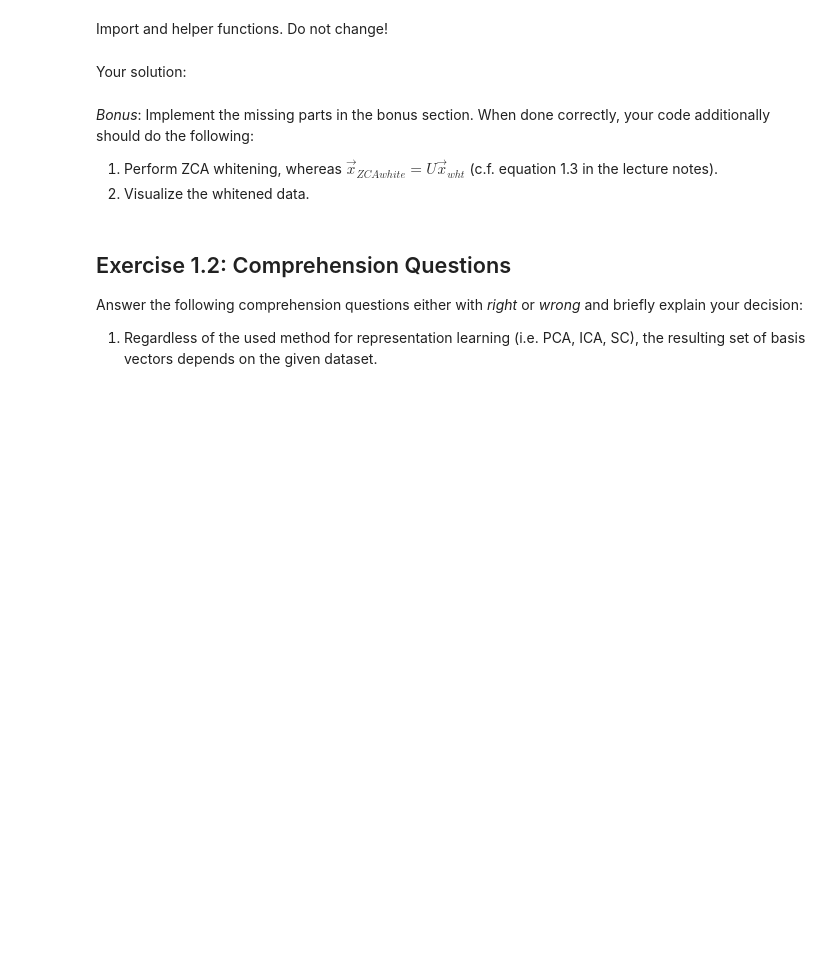
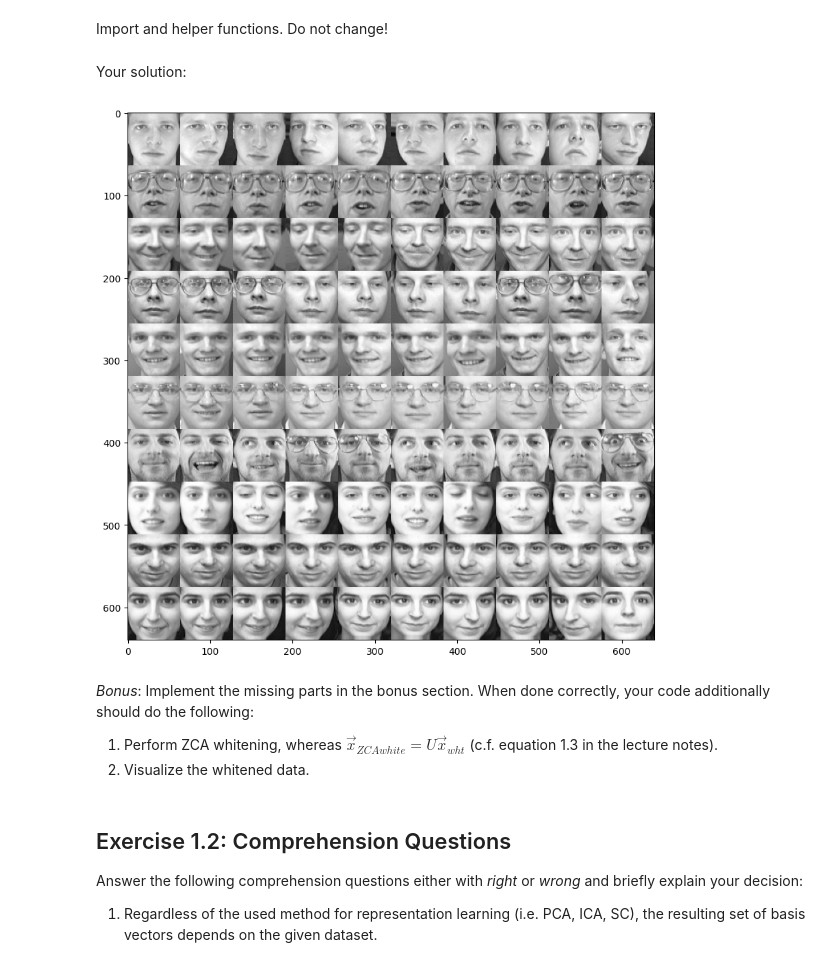
Before and after one commit to JanPagen/ML-Uni-Luebeck, a Jupyter notebook: exercise_1.ipynb, the cells around one changed output. Saved outputs shown, nothing was run; the diff lists cells and outputs as text; code cells hidden in the pictures; blank space fills up the shorter version.

Commit message:
done until "shown grid"

```diff
--- a/exercise_1.ipynb
+++ b/exercise_1.ipynb
@@ -135,57 +135,60 @@ Your solution:
 ## Define variables
 
 # TODO dataset : relative path to the .npz file containing the data
-dataset = '' #'data/olivetti.npz'
+dataset = 'data/olivetti.npz' #'data/olivetti.npz'
 
 # TODO n_patches : number of random patches to extract from the images
-n_patches = -1
+n_patches = 10000
 # TODO patch_size : size (both width and height) of the square-shaped patches
-patch_size = -1
+patch_size = 25
 
 # TODO n_basis : number of new basis vectors
-n_basis = -1
+n_basis = 100
 
 # TODO method : string describing whether to perform pca, ica, or sc
-method = ''
+method = 'pca'
 
 # TODO n_iterations : number of iterations (only for sparse coding)
-n_iterations = -1
+n_iterations = 50
 
 SC_LOAD_DICTIONARY = False
 # %%
 ## Compute and show the principal components
 
 # TODO load dataset
+data = np.load(dataset)["data"] # load the array "data"
 
 # TODO convert data to floating point (double precision)
-
+data = data.astype(np.float64)
 # TODO get number of images (observations) and number of pixels (features)
-n_images, n_pixels = -1,-1
+n_images, n_pixels = data.shape[0], data.shape[1]
 
 # TODO get height and width of the images
-img_height = -1
-img_width = -1
+img_height = 64 # all images are squared
+img_width = 64
 assert isinstance(img_height, int) and isinstance(img_width, int), "Image dimensions need to be integers."
 
 # TODO enforce mean-free data vectors
-mean_free_data = -1
+mean_free_data = data / np.mean(data)
 
 # TODO draw random patches from data.
-patches = -1
+patches = random_patches(mean_free_data, img_height, img_width, n_patches, patch_size)
 
 # TODO perform the chosen unsupervised method on the drawn patches
 if method == 'pca':
-    basis = -1
+    basis = mean_free_data
 elif method == 'ica':
     basis = -1
 elif method == 'sc':
     if SC_LOAD_DICTIONARY:
         basis = -1
     else:
         basis = -1
 
 # TODO show the new set of basis vectors (only the first n_basis)
-#show_in_grid(basis[:n_basis], patch_size, patch_size)
+show_in_grid(basis[:n_basis], img_height, img_width)
+# %% [output]
+[figure, added]
 # %%
 # RECONSTRUCTION
 ## Use different subsets of the new basis vectors to reconstruct a random patch
```
